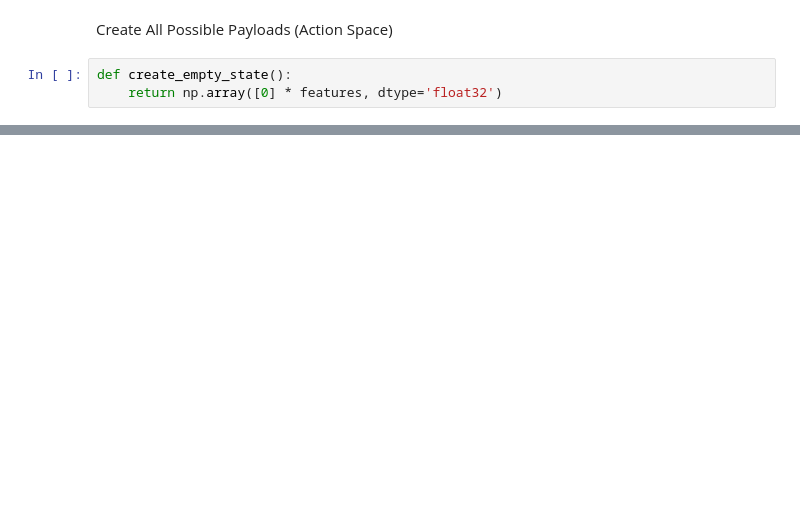
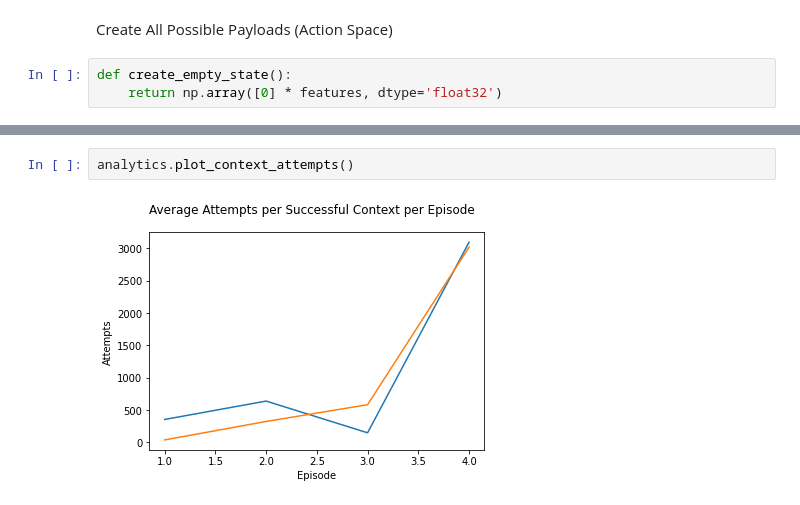
Before and after one commit to ilija-jankovic/sqli_rl, a Jupyter notebook: sqli_rl.ipynb, the cells around one changed output, grey strips where cells are left out. Saved outputs shown, nothing was run; the diff lists cells and outputs as text; blank space fills up the shorter version.

```diff
--- a/sqli_rl.ipynb
+++ b/sqli_rl.ipynb
@@ -658,0 +640,4 @@ Running reward: 11.00    Episode 2       Frame count: 9300       Context: 1
+# %%
+analytics.plot_context_attempts()
+# %% [output]
+[figure, added]
```
Also changed, not shown: parts of 6 cells of this notebook.
